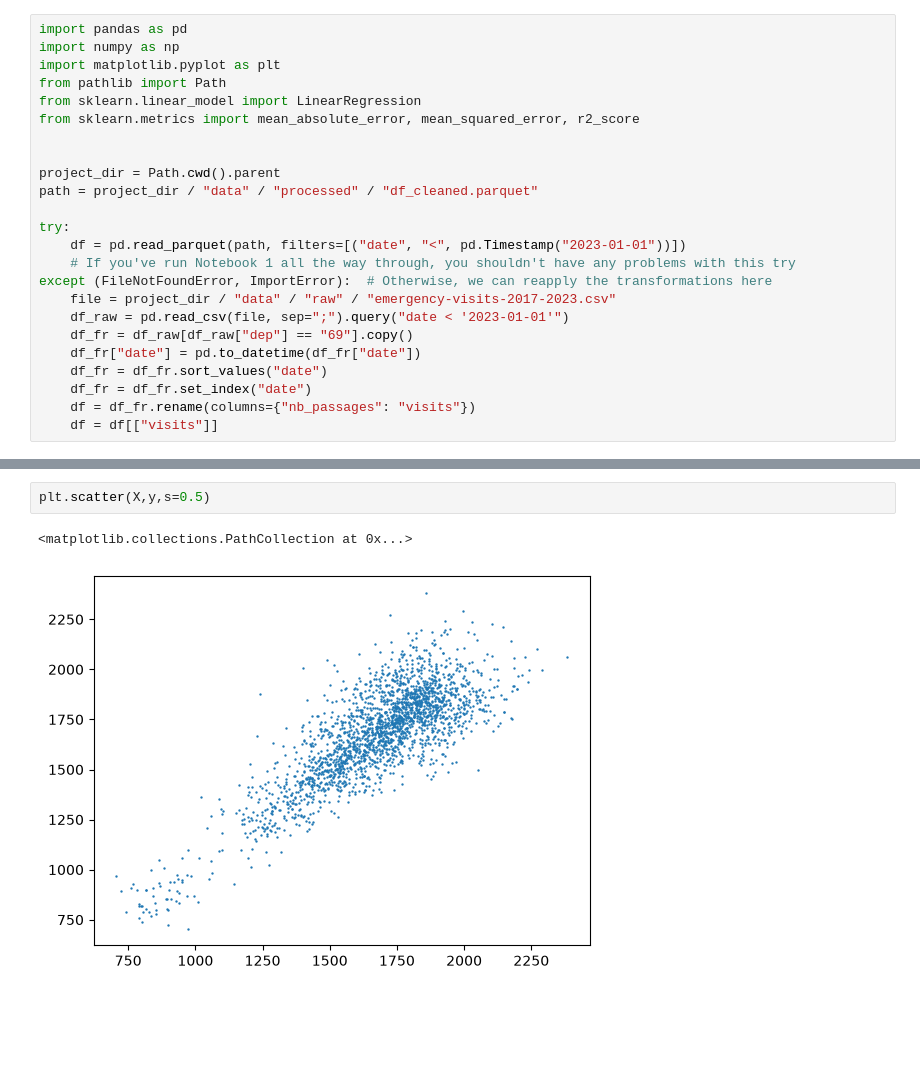
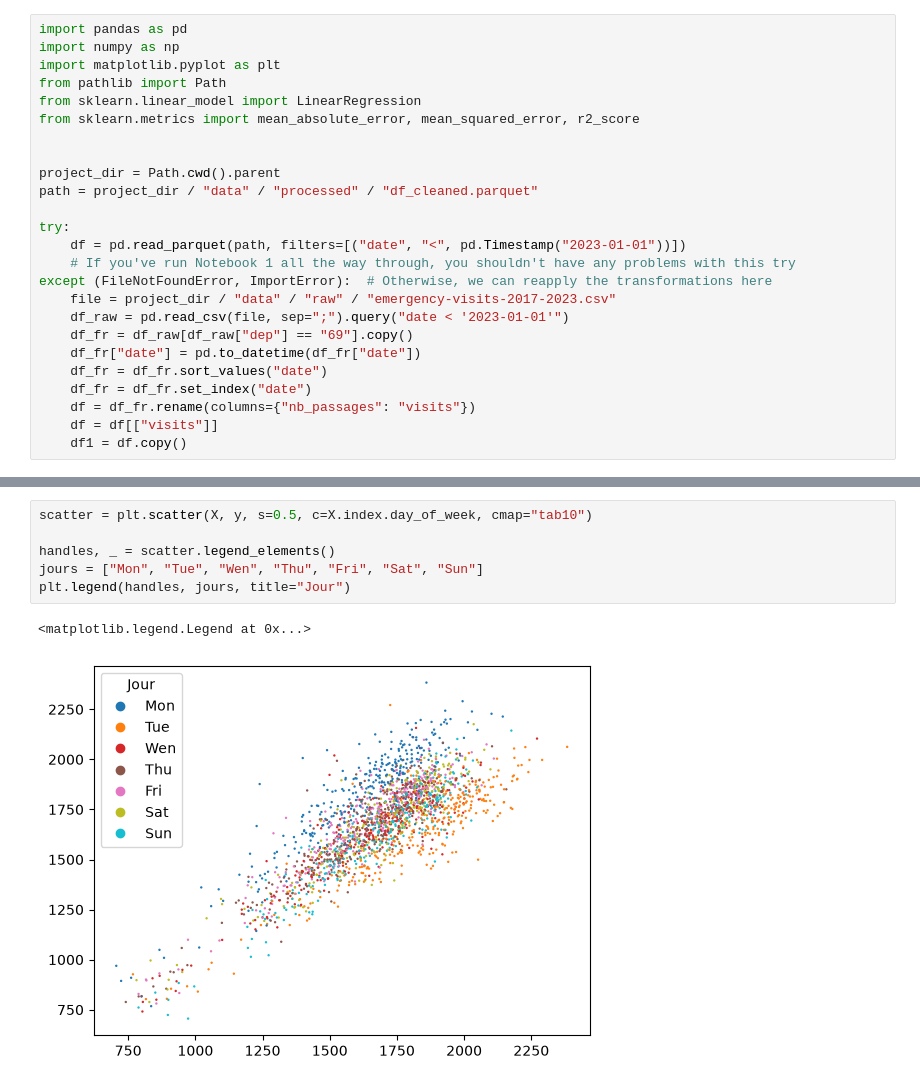
Before and after one commit to nailito/rhone-emergency-forecasting, a Jupyter notebook: analysis/03-regression-models.ipynb, the cells around one changed output, grey strips where cells are left out. Drawn from its saved outputs; the diff is of its cells as text; blank space fills up the shorter version.

```diff
--- a/analysis/03-regression-models.ipynb
+++ b/analysis/03-regression-models.ipynb
@@ -22,4 +22,5 @@ except (FileNotFoundError, ImportError):  # Otherwise, we can reapply the transf
     df_fr = df_fr.set_index("date")
     df = df_fr.rename(columns={"nb_passages": "visits"})
     df = df[["visits"]]
+    df1 = df.copy()
 # %%
@@ -46,8 +48,12 @@ df
 # %%
-plt.scatter(X,y,s=0.5)
+scatter = plt.scatter(X, y, s=0.5, c=X.index.day_of_week, cmap="tab10")
+
+handles, _ = scatter.legend_elements()
+jours = ["Mon", "Tue", "Wen", "Thu", "Fri", "Sat", "Sun"]
+plt.legend(handles, jours, title="Jour")
 # %% [output]
-<matplotlib.collections.PathCollection at 0x...>
+<matplotlib.legend.Legend at 0x...>
-[figure, old version]
+[figure, new version]
 # %%
 split = int(len(df)*0.8) #we dont shuffle since would like to predict the freq of the current day using the data of the day before, knowing the futur would be "cheating"
 X_train, X_test = X.iloc[:split],X.iloc[split:]
```
Also changed, not shown: parts of 6 cells of this notebook.
